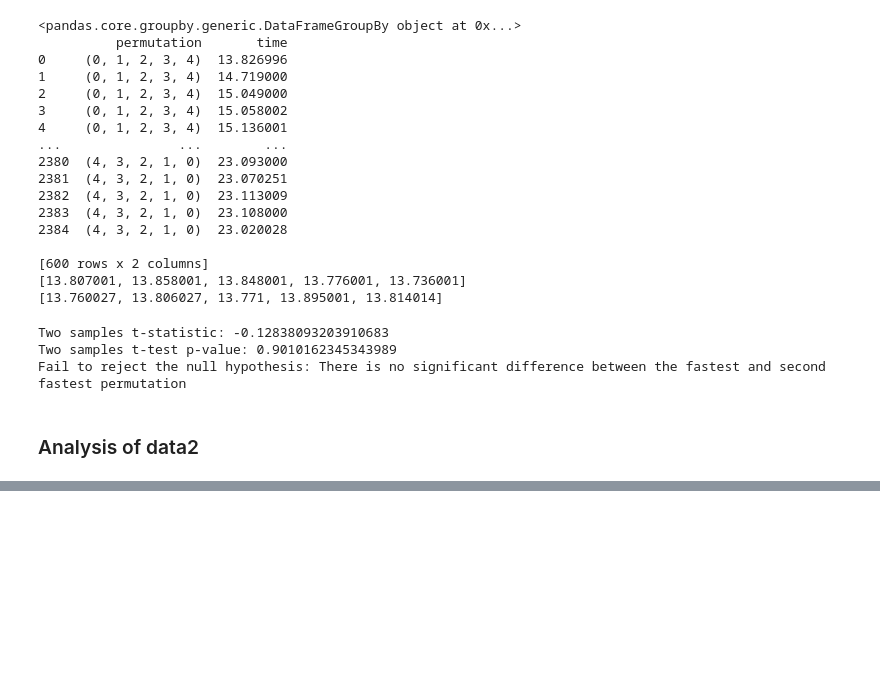
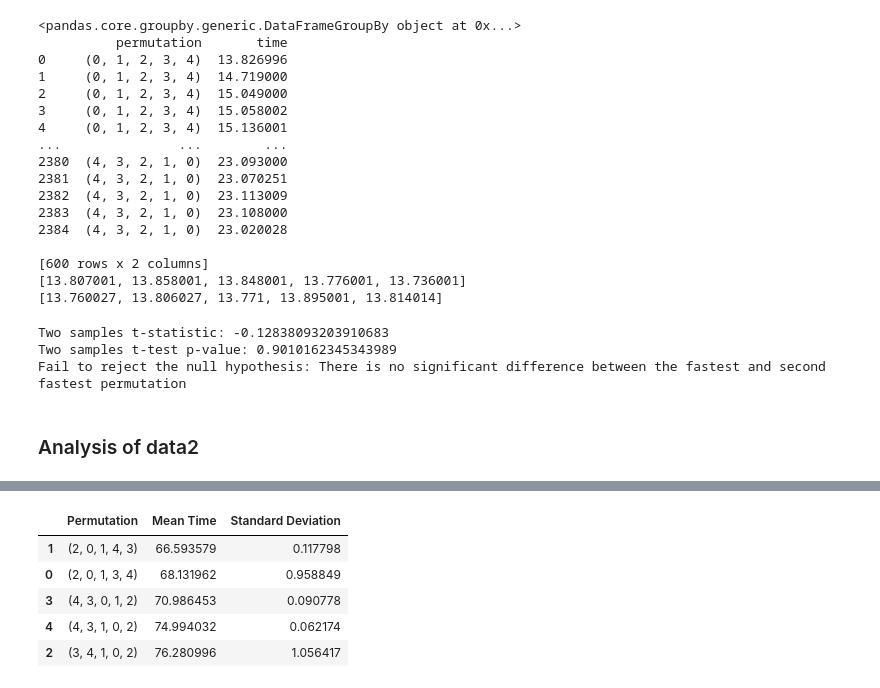
Before and after one commit to ChackMociute/Knowledge-Representation, a Jupyter notebook: Project 1/analysis_new.ipynb, the cells around one changed output, grey strips where cells are left out. Drawn from its saved outputs; the diff is of its cells as text; code cells hidden in the pictures; blank space fills up the shorter version.

```diff
--- a/Project 1/analysis_new.ipynb
+++ b/Project 1/analysis_new.ipynb
@@ -328,0 +368,18 @@ df
+# %%
+df_grouped_perm = df_2.groupby('permutation').agg({'time': ['mean', 'std']}).reset_index()
+
+# Sort the DataFrame by mean 'time' in ascending order
+df_grouped_perm = df_grouped_perm.sort_values(by=('time', 'mean'))
+
+# Rename the columns for clarity
+df_grouped_perm.columns = ['Permutation', 'Mean Time', 'Standard Deviation']
+
+# Display the DataFrame
+display(df_grouped_perm)
+# %% [output]
+|  | Permutation | Mean Time | Standard Deviation |
+| 1 | (2, 0, 1, 4, 3) | 66.593579 | 0.117798 |
+| 0 | (2, 0, 1, 3, 4) | 68.131962 | 0.958849 |
+| 3 | (4, 3, 0, 1, 2) | 70.986453 | 0.090778 |
+| 4 | (4, 3, 1, 0, 2) | 74.994032 | 0.062174 |
+| 2 | (3, 4, 1, 0, 2) | 76.280996 | 1.056417 |
```
Also changed, not shown: parts of 11 cells of this notebook.
